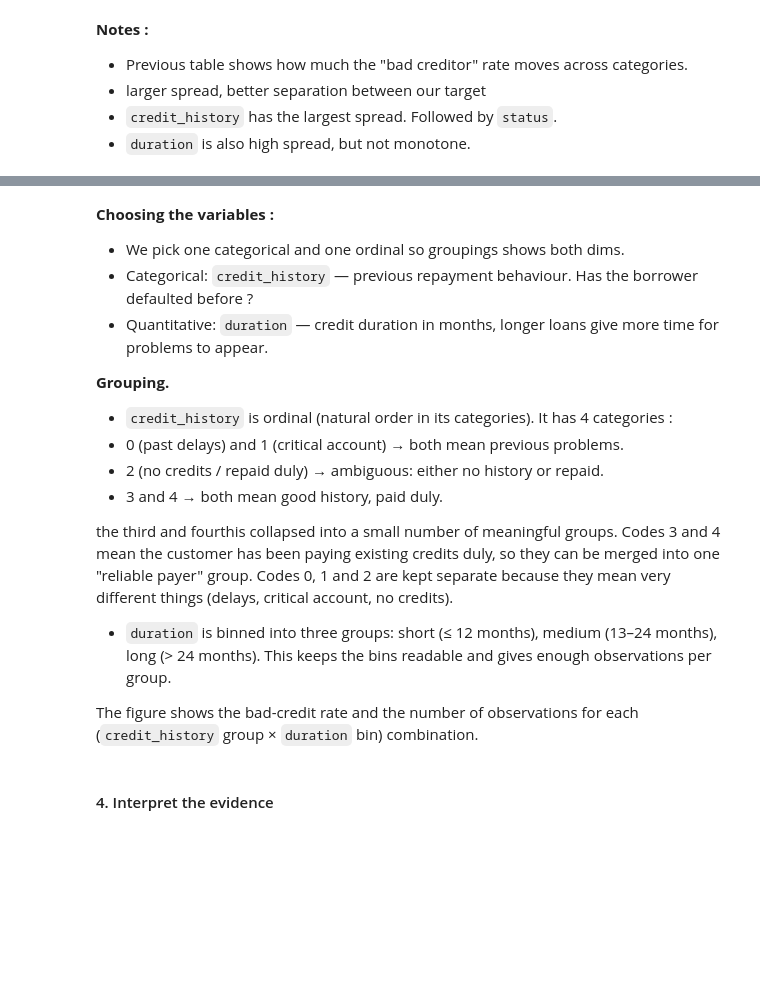
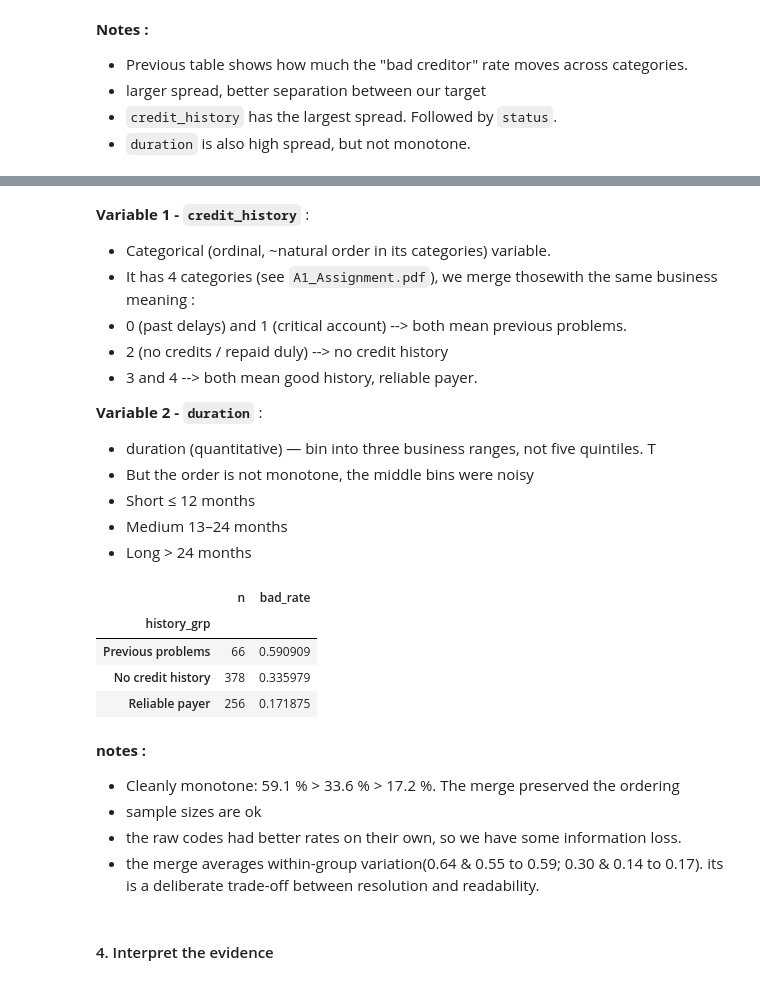
Before and after one commit to Muten-Roshi-Sama/data-science-for-business-KUL, a Jupyter notebook: credit-risk-analysis/A1_Notebook.ipynb, the cells around one changed output, grey strips where cells are left out. Saved outputs shown, nothing was run; the diff lists cells and outputs as text; code cells hidden in the pictures; blank space fills up the shorter version.

```diff
--- a/credit-risk-analysis/A1_Notebook.ipynb
+++ b/credit-risk-analysis/A1_Notebook.ipynb
@@ -318,28 +328,51 @@ for col in spreads["variable"].head(4):
 # %% [markdown]
-**Choosing the variables :**
-- We pick one categorical and one ordinal so groupings shows both dims.
-- Categorical: `credit_history` — previous repayment behaviour. Has the borrower defaulted before ?
-- Quantitative: `duration` — credit duration in months, longer loans give more time for problems to appear.
-
-**Grouping.**
-- `credit_history` is ordinal (natural order in its categories). It has 4 categories :
-- 0 (past delays) and 1 (critical account) → both mean previous problems.
-- 2 (no credits / repaid duly) → ambiguous: either no history or repaid.
-- 3 and 4 → both mean good history, paid duly.
+**Variable 1 - `credit_history`** :
+- Categorical (ordinal, ~natural order in its categories) variable.
+- It has 4 categories (see `A1_Assignment.pdf`), we merge thosewith the same business meaning :
+- 0 (past delays) and 1 (critical account) --> both mean previous problems.
+- 2 (no credits / repaid duly) --> no credit history
+- 3 and 4 --> both mean good history, reliable payer.
 
 
- the third and fourthis collapsed into a small number of meaningful groups. Codes 3 and 4
-  mean the customer has been paying existing credits duly, so they can be merged into
-  one "reliable payer" group. Codes 0, 1 and 2 are kept separate because they mean very
-  different things (delays, critical account, no credits).
-- `duration` is binned into three groups: short (≤ 12 months), medium (13–24 months),
-  long (> 24 months). This keeps the bins readable and gives enough observations per
-  group.
-
-The figure shows the bad-credit rate and the number of observations for each
-(`credit_history` group × `duration` bin) combination.
+**Variable 2 - `duration`** :
+- duration (quantitative) — bin into three business ranges, not five quintiles. T
+- But the order is not monotone, the middle bins were noisy
+- Short ≤ 12 months
+- Medium 13–24 months
+- Long > 24 months
 # %%
-#
+# Grouping
+history_map = {0: "Previous problems", 1: "Previous problems",   # Group 0 and 1
+                2: "No credit history",                         # No group
+                3: "Reliable payer", 4: "Reliable payer"}      # group 3 and 4
+
+def duration_bin(m):
+    if m <= 12:   return "Short (≤12m)"
+    elif m <= 24: return "Medium (13–24m)"
+    else:         return "Long (>24m)"
+
+
+# Sanity check: weighted bad rate of the merged groups
+check = (
+    train
+    .assign(history_grp=train["credit_history"].map(history_map))
+    .groupby("history_grp")
+    .agg(n=("bad", "size"), bad_rate=("bad", "mean"))
+    .sort_values("bad_rate", ascending=False)
+)
+display(check)
+# %% [output]
+|  | n | bad_rate |
+| history_grp |  |  |
+| Previous problems | 66 | 0.590909 |
+| No credit history | 378 | 0.335979 |
+| Reliable payer | 256 | 0.171875 |
+# %% [markdown]
+**notes :**
+- Cleanly monotone: 59.1 % > 33.6 % > 17.2 %. The merge preserved the ordering
+- sample sizes are ok
+- the raw codes had better rates on their own, so we have some information loss.
+- the merge averages within-group variation(0.64 & 0.55 to 0.59; 0.30 & 0.14 to 0.17). its is a deliberate trade-off between resolution and readability.
 # %% [markdown]
 #### 4. Interpret the evidence
 # %% [markdown]
```
Also changed, not shown: parts of 6 cells of this notebook.
